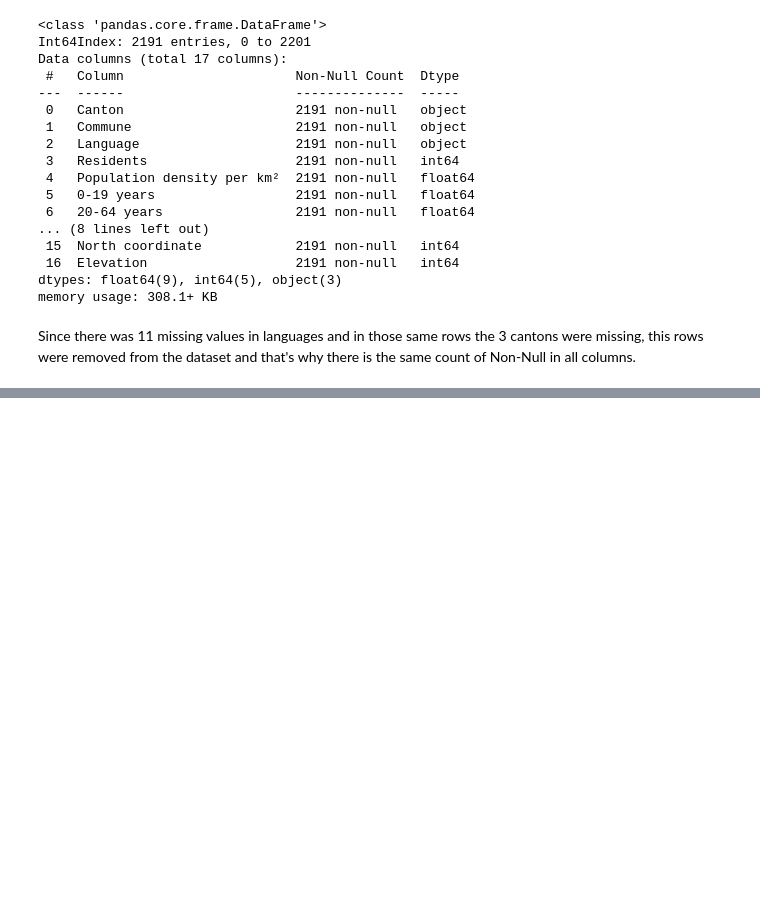
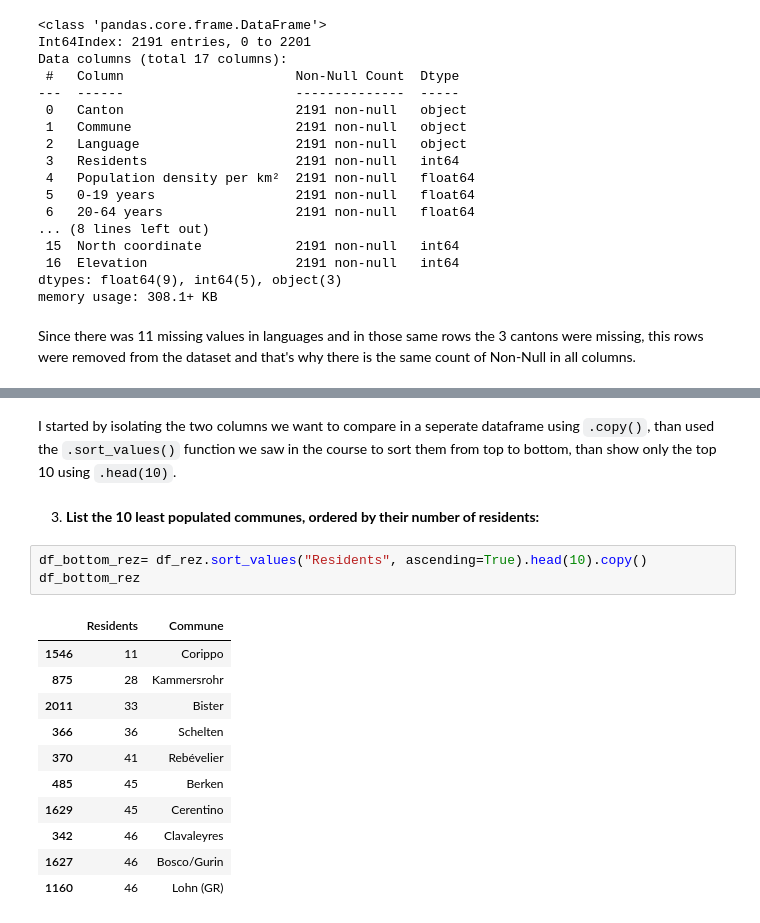
Before and after one commit to maharhandi/Intro_data_analysis, a Jupyter notebook: communes_solution.ipynb, the cells around one changed output, grey strips where cells are left out. Drawn from its saved outputs; the diff is of its cells as text; blank space fills up the shorter version.

```diff
--- a/communes_solution.ipynb
+++ b/communes_solution.ipynb
@@ -156,0 +186,19 @@ Since there was 11 missing values in languages and in those same rows the 3 cant
+# %% [markdown]
+I started by isolating the two columns we want to compare in a seperate dataframe using `.copy()`, than used the `.sort_values()` function we saw in the course to sort them from top to bottom, than show only the top 10 using `.head(10)`.
+# %% [markdown]
+3. **List the 10 least populated communes, ordered by their number of residents:**
+# %%
+df_bottom_rez= df_rez.sort_values("Residents", ascending=True).head(10).copy()
+df_bottom_rez
+# %% [output]
+|  | Residents | Commune |
+| 1546 | 11 | Corippo |
+| 875 | 28 | Kammersrohr |
+| 2011 | 33 | Bister |
+| 366 | 36 | Schelten |
+| 370 | 41 | Rebévelier |
+| 485 | 45 | Berken |
+| 1629 | 45 | Cerentino |
+| 342 | 46 | Clavaleyres |
+| 1627 | 46 | Bosco/Gurin |
+| 1160 | 46 | Lohn (GR) |
```
Also changed, not shown: parts of 20 cells of this notebook, 26 other files.
